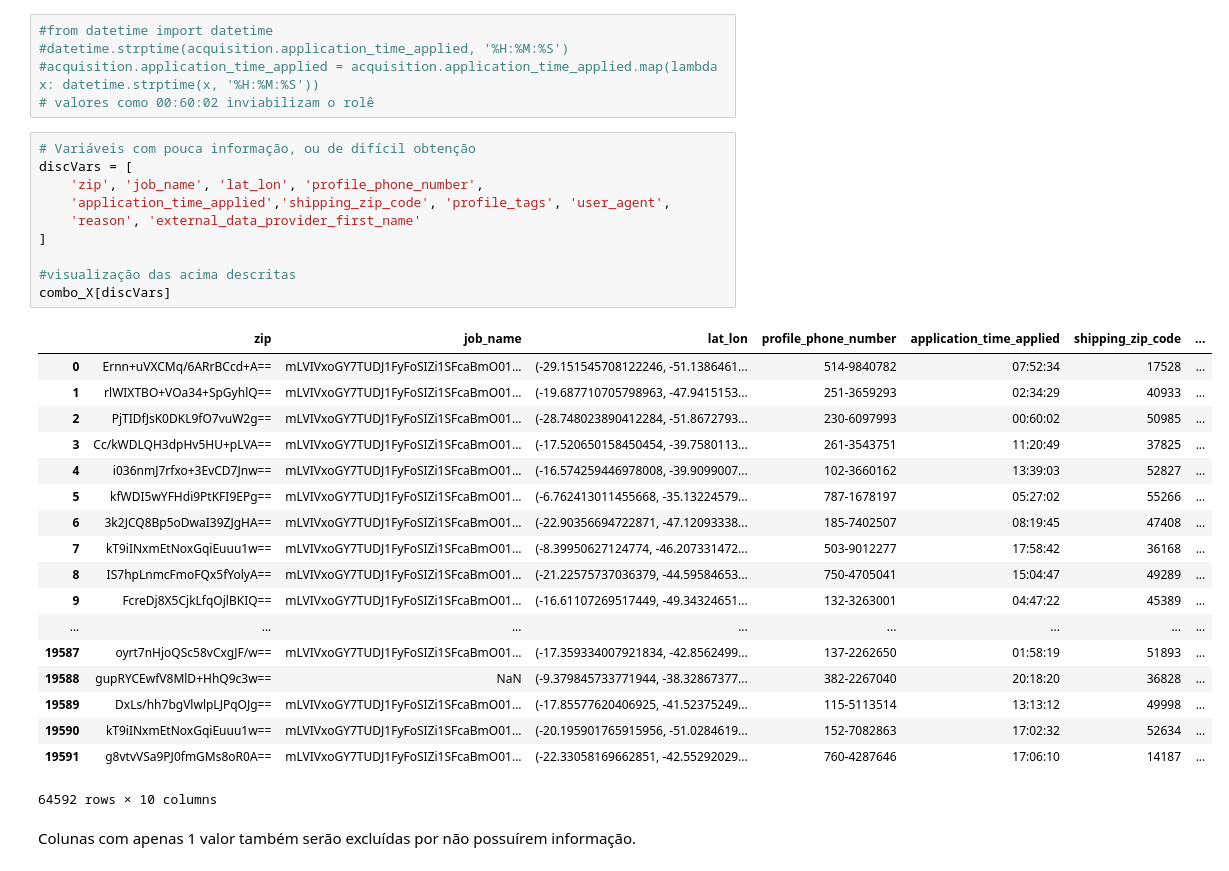
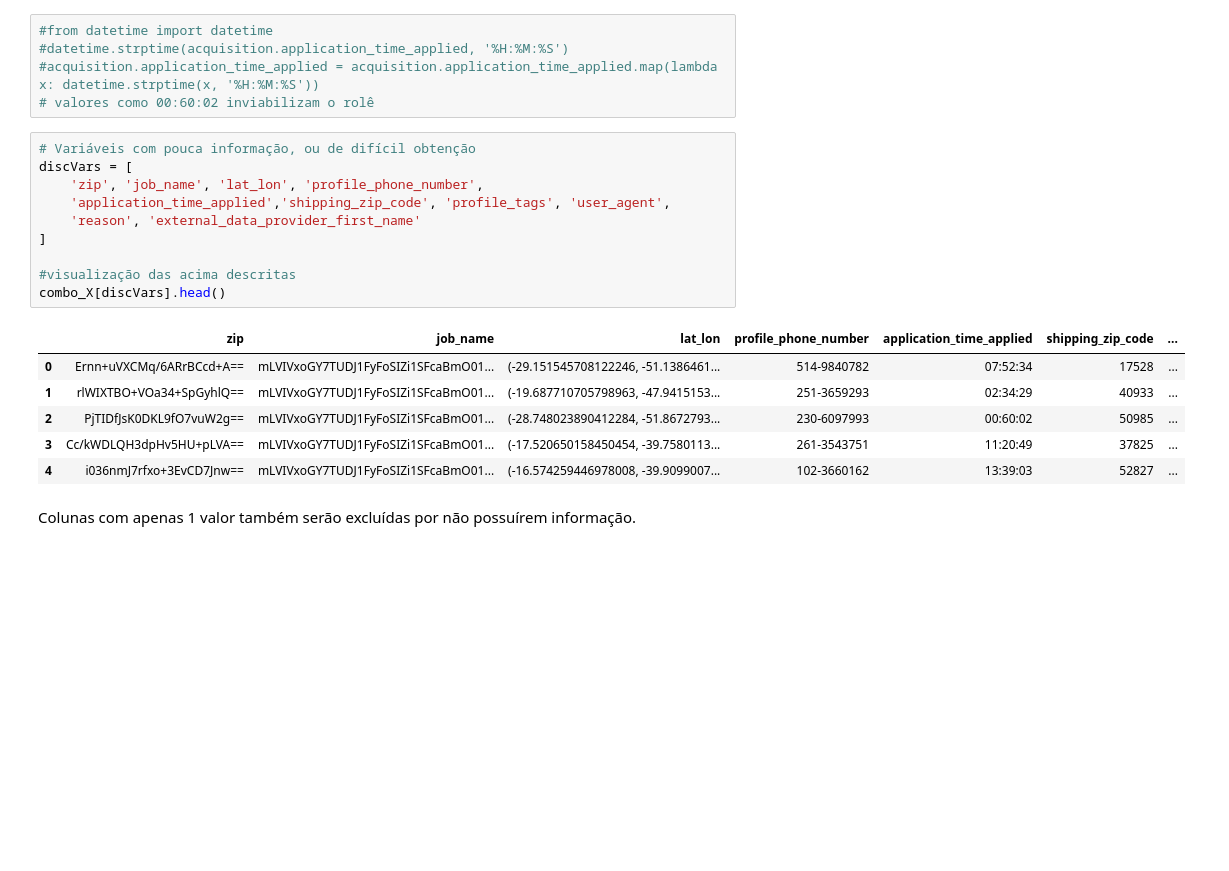
Before and after one commit to bicudorafa/-Development-Udacity_DataChallenge_Nubank, a Jupyter notebook: Case_Nubank.ipynb, the cells around one changed output. Drawn from its saved outputs; the diff is of its cells as text; blank space fills up the shorter version.

```diff
--- a/Case_Nubank.ipynb
+++ b/Case_Nubank.ipynb
@@ -174,32 +174,20 @@ Variáveis descartadas por não terem informação facilmente obtíveis, ou cons
 # %%
 # Variáveis com pouca informação, ou de difícil obtenção
 discVars = [
     'zip', 'job_name', 'lat_lon', 'profile_phone_number',
     'application_time_applied','shipping_zip_code', 'profile_tags', 'user_agent',
     'reason', 'external_data_provider_first_name'
 ]
 
 #visualização das acima descritas
-combo_X[discVars]
+combo_X[discVars].head()
 # %% [output]
 |  | zip | job_name | lat_lon | profile_phone_number | application_time_applied | shipping_zip_code | ... |
 | 0 | Ernn+uVXCMq/6ARrBCcd+A== | mLVIVxoGY7TUDJ1FyFoSIZi1SFcaBmO01... | (-29.151545708122246, -51.1386461... | 514-9840782 | 07:52:34 | 17528 | ... |
 | 1 | rlWIXTBO+VOa34+SpGyhlQ== | mLVIVxoGY7TUDJ1FyFoSIZi1SFcaBmO01... | (-19.687710705798963, -47.9415153... | 251-3659293 | 02:34:29 | 40933 | ... |
 | 2 | PjTIDfJsK0DKL9fO7vuW2g== | mLVIVxoGY7TUDJ1FyFoSIZi1SFcaBmO01... | (-28.748023890412284, -51.8672793... | 230-6097993 | 00:60:02 | 50985 | ... |
 | 3 | Cc/kWDLQH3dpHv5HU+pLVA== | mLVIVxoGY7TUDJ1FyFoSIZi1SFcaBmO01... | (-17.520650158450454, -39.7580113... | 261-3543751 | 11:20:49 | 37825 | ... |
 | 4 | i036nmJ7rfxo+3EvCD7Jnw== | mLVIVxoGY7TUDJ1FyFoSIZi1SFcaBmO01... | (-16.574259446978008, -39.9099007... | 102-3660162 | 13:39:03 | 52827 | ... |
-| 5 | kfWDI5wYFHdi9PtKFI9EPg== | mLVIVxoGY7TUDJ1FyFoSIZi1SFcaBmO01... | (-6.762413011455668, -35.13224579... | 787-1678197 | 05:27:02 | 55266 | ... |
-| 6 | 3k2JCQ8Bp5oDwaI39ZJgHA== | mLVIVxoGY7TUDJ1FyFoSIZi1SFcaBmO01... | (-22.90356694722871, -47.12093338... | 185-7402507 | 08:19:45 | 47408 | ... |
-| 7 | kT9iINxmEtNoxGqiEuuu1w== | mLVIVxoGY7TUDJ1FyFoSIZi1SFcaBmO01... | (-8.39950627124774, -46.207331472... | 503-9012277 | 17:58:42 | 36168 | ... |
-| 8 | IS7hpLnmcFmoFQx5fYolyA== | mLVIVxoGY7TUDJ1FyFoSIZi1SFcaBmO01... | (-21.22575737036379, -44.59584653... | 750-4705041 | 15:04:47 | 49289 | ... |
-| 9 | FcreDj8X5CjkLfqOjlBKIQ== | mLVIVxoGY7TUDJ1FyFoSIZi1SFcaBmO01... | (-16.61107269517449, -49.34324651... | 132-3263001 | 04:47:22 | 45389 | ... |
-| ... | ... | ... | ... | ... | ... | ... | ... |
-| 19587 | oyrt7nHjoQSc58vCxgJF/w== | mLVIVxoGY7TUDJ1FyFoSIZi1SFcaBmO01... | (-17.359334007921834, -42.8562499... | 137-2262650 | 01:58:19 | 51893 | ... |
-| 19588 | gupRYCEwfV8MlD+HhQ9c3w== | NaN | (-9.379845733771944, -38.32867377... | 382-2267040 | 20:18:20 | 36828 | ... |
-| 19589 | DxLs/hh7bgVlwlpLJPqOJg== | mLVIVxoGY7TUDJ1FyFoSIZi1SFcaBmO01... | (-17.85577620406925, -41.52375249... | 115-5113514 | 13:13:12 | 49998 | ... |
-| 19590 | kT9iINxmEtNoxGqiEuuu1w== | mLVIVxoGY7TUDJ1FyFoSIZi1SFcaBmO01... | (-20.195901765915956, -51.0284619... | 152-7082863 | 17:02:32 | 52634 | ... |
-| 19591 | g8vtvVSa9PJ0fmGMs8oR0A== | mLVIVxoGY7TUDJ1FyFoSIZi1SFcaBmO01... | (-22.33058169662851, -42.55292029... | 760-4287646 | 17:06:10 | 14187 | ... |
-64592 rows × 10 columns
 # %% [markdown]
 Colunas com apenas 1 valor também serão excluídas por não possuírem informação.
 # %%
```
Also changed, not shown: parts of 42 cells of this notebook.
